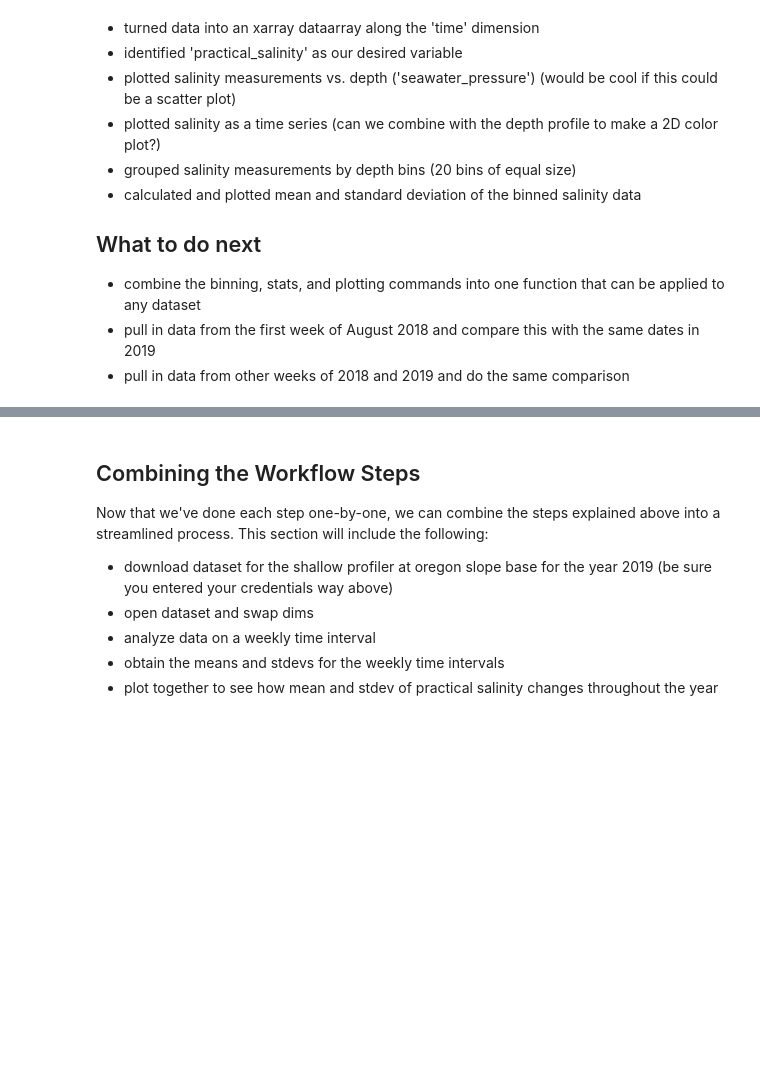
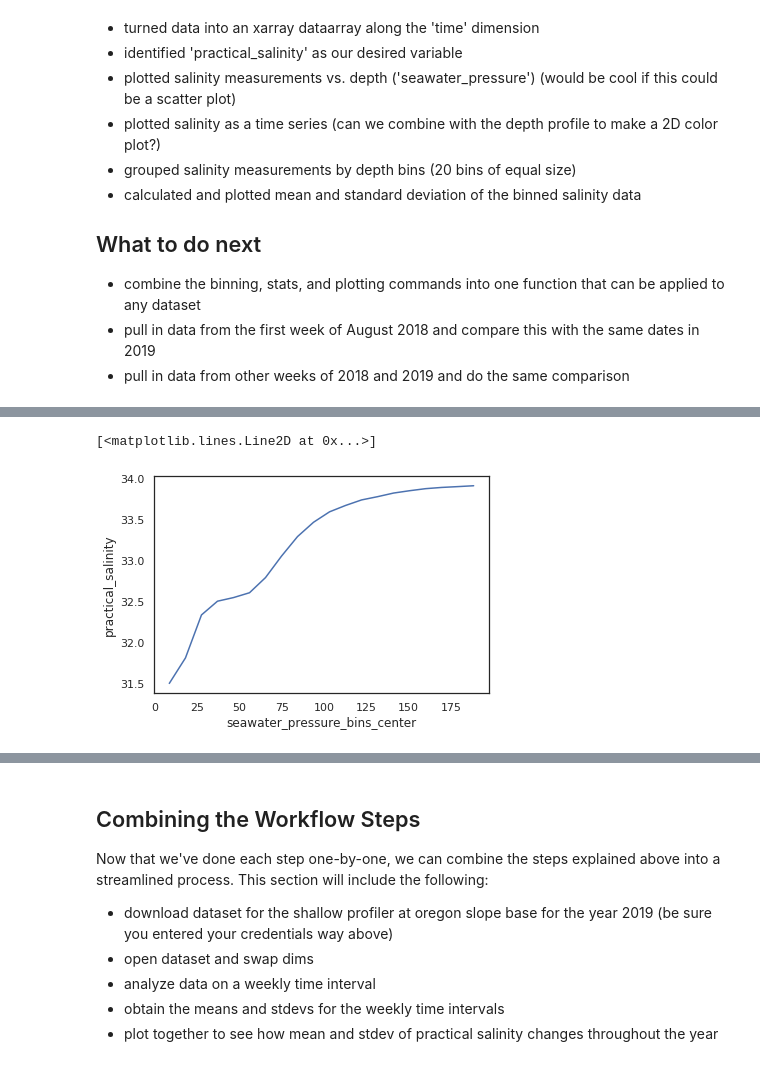
Before and after one commit to Sarah-BC/eScience-Work, a Jupyter notebook: canon-explore.ipynb, the cells around one changed output, grey strips where cells are left out. Saved outputs shown, nothing was run; the diff lists cells and outputs as text; code cells hidden in the pictures; blank space fills up the shorter version.

```diff
--- a/canon-explore.ipynb
+++ b/canon-explore.ipynb
@@ -347,0 +409,3 @@ Coordinates:
+# %%
+dsps = ds.practical_salinity
+dsps_bin = dsps.groupby_bins(group = depth, bins = 20)
@@ -347,0 +422,5 @@ Coordinates:
+# %%
+dsps_mean.plot(x='seawater_pressure_bins')
+# %% [output]
+[<matplotlib.lines.Line2D at 0x...>]
+[figure, added]
```
Also changed, not shown: parts of 29 cells of this notebook, 3 other files.
